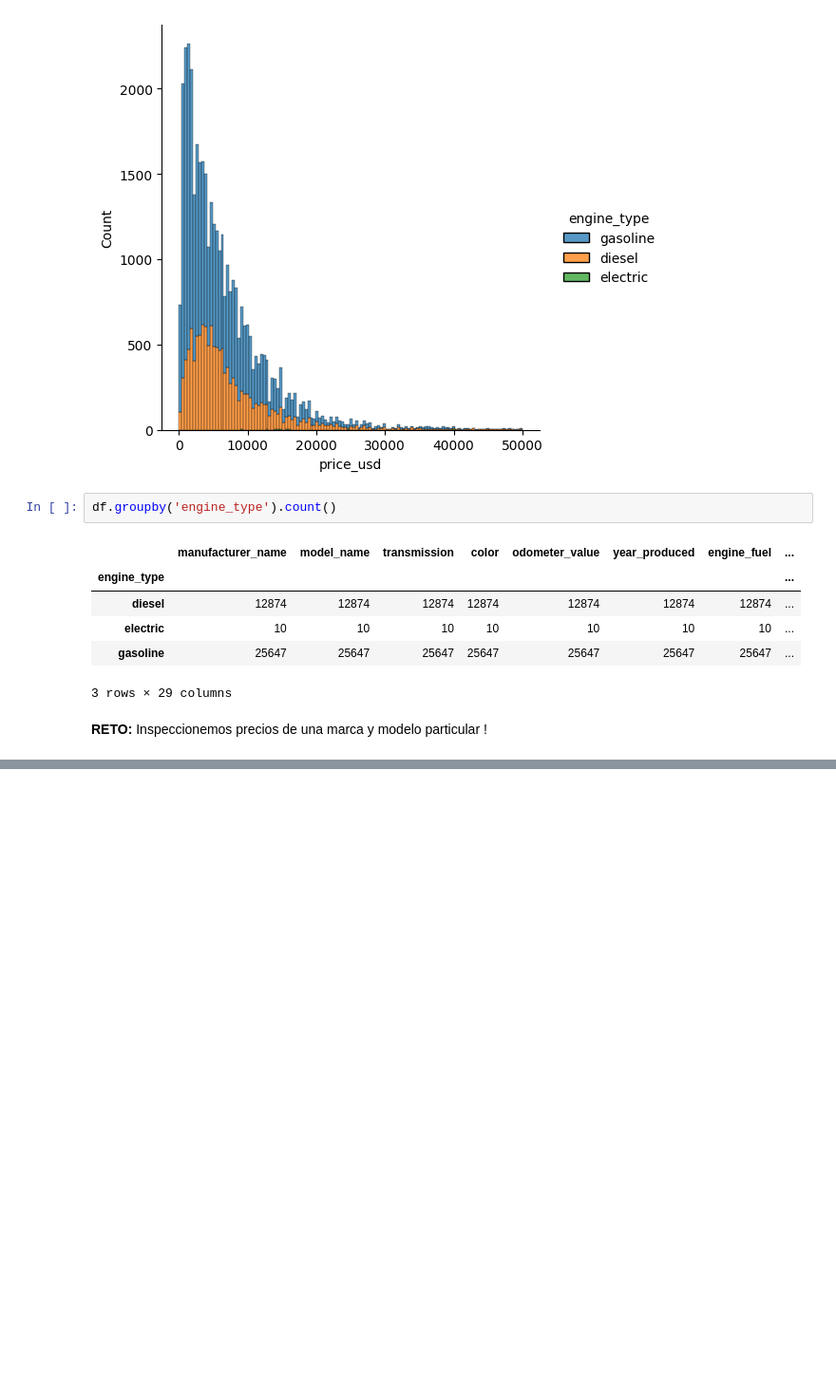
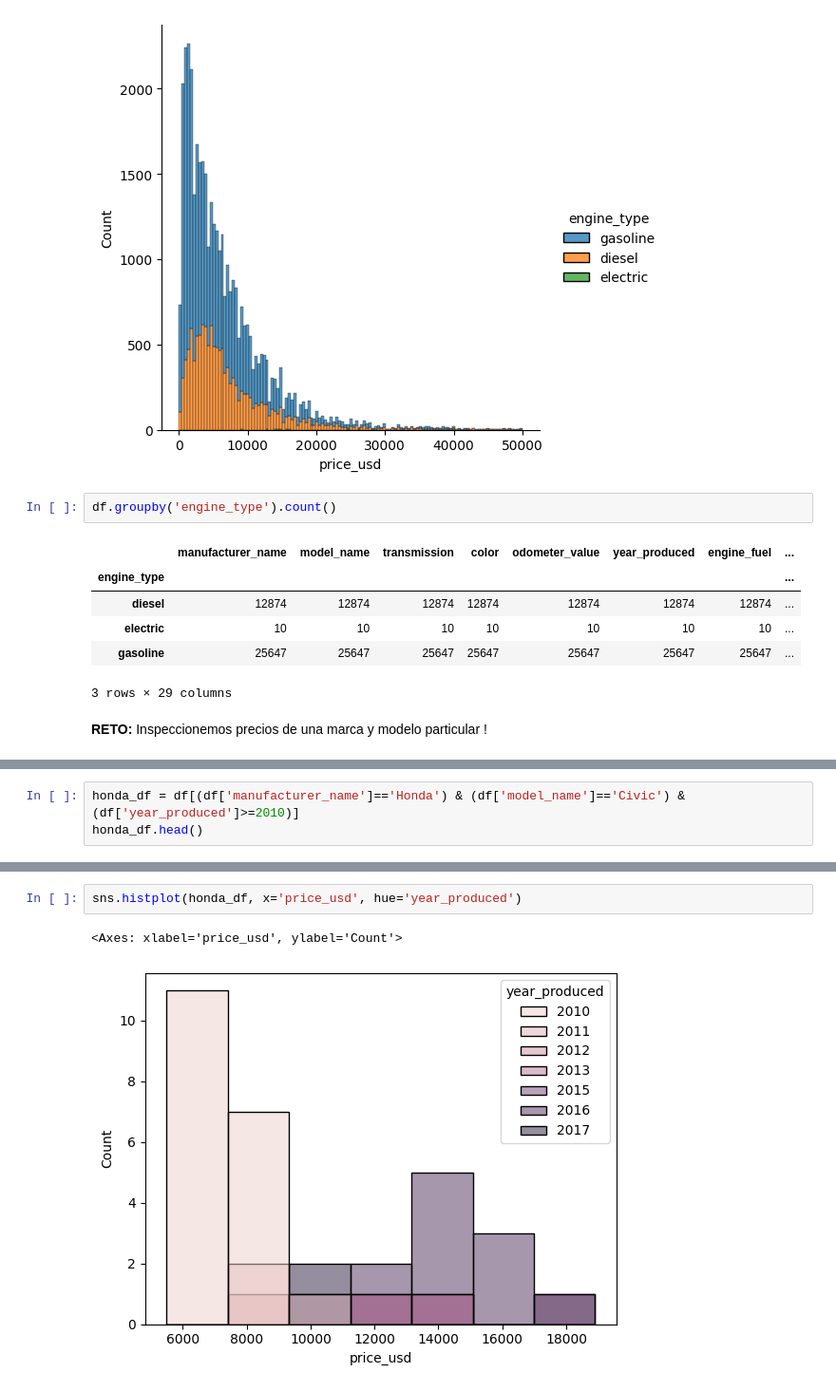
Before and after one commit to jariel17/curso-estadistica-descriptiva, a Jupyter notebook: 07_medidas-central.ipynb, the cells around one changed output, grey strips where cells are left out. Shown at 95% size. Saved outputs shown, nothing was run; the diff lists cells and outputs as text; blank space fills up the shorter version.

Commit message:
Add histplot with honda models

```diff
--- a/07_medidas-central.ipynb
+++ b/07_medidas-central.ipynb
@@ -106,0 +115,3 @@ sns.histplot(Q7_df, x='price_usd', hue = 'year_produced')
+# %%
+honda_df = df[(df['manufacturer_name']=='Honda') & (df['model_name']=='Civic') & (df['year_produced']>=2010)]
+honda_df.head()
@@ -106,0 +126,5 @@ sns.histplot(Q7_df, x='price_usd', hue = 'year_produced')
+# %%
+sns.histplot(honda_df, x='price_usd', hue='year_produced')
+# %% [output]
+<Axes: xlabel='price_usd', ylabel='Count'>
+[figure, added]
```
Also changed, not shown: parts of 3 cells of this notebook.
